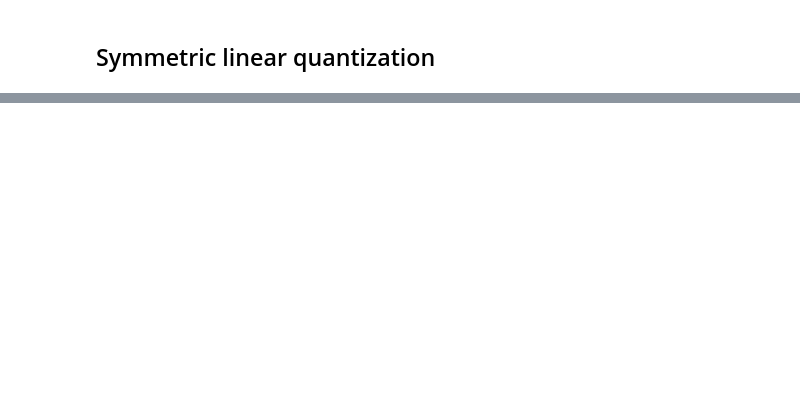
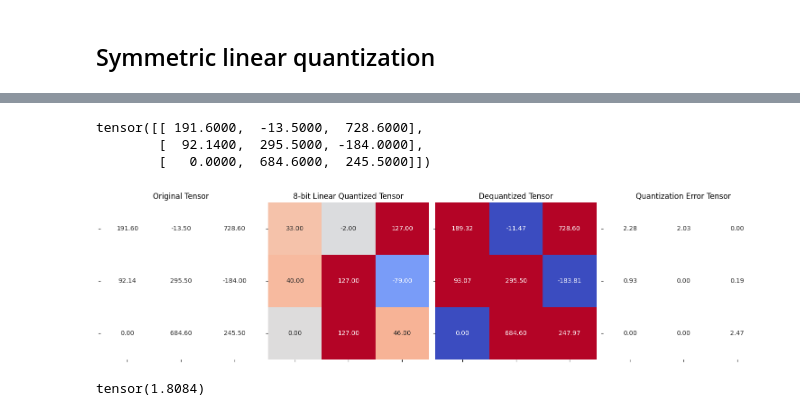
Before and after one commit to mchojna/llm-playground, a Jupyter notebook: 11-quantization-in-depth/quantization-in-depth.ipynb, the cells around one changed output, grey strips where cells are left out. Cells and saved outputs as stored; diff of their text form; code cells hidden in the pictures; blank space fills up the shorter version.

```diff
--- a/11-quantization-in-depth/quantization-in-depth.ipynb
+++ b/11-quantization-in-depth/quantization-in-depth.ipynb
@@ -355,0 +490,4 @@ tensor(4.5812e-08)
+# %%
+quantized_tensor = linear_q_with_scale_and_zero_point(
+    test_tensor, scale, 0
+)
@@ -355,0 +500,30 @@ tensor(4.5812e-08)
+# %%
+def linear_q_symmetric_per_channel(r_tensor, dim, dtype=torch.int8):
+
+    output_dim = r_tensor.shape[dim]
+
+    scale = torch.zeros(output_dim)
+
+    for index in range(output_dim):
+        sub_tensor = r_tensor.select(dim, index)
+        scale[index] = get_q_scale_symmetric(sub_tensor, dtype=dtype)
+
+    scale_shape = [1] * r_tensor.dim()
+    scale_shape[dim] = -1
+    scale = scale.view(scale_shape)
+
+    quantized_tensor = linear_q_with_scale_and_zero_point(
+        r_tensor, scale, 0, dtype,
+    )
+
+    return quantized_tensor, scale
+# %%
+test_tensor
+# %% [output]
+tensor([[ 191.6000,  -13.5000,  728.6000],
+        [  92.1400,  295.5000, -184.0000],
+        [   0.0000,  684.6000,  245.5000]])
+# %%
+quantized_tensor0, scale0 = linear_q_symmetric_per_channel(
+    test_tensor, dim=0
+)
@@ -355,0 +534,4 @@ tensor(4.5812e-08)
+# %%
+dequantized_tensor0 = linear_dequantization(
+    quantized_tensor0, scale0, 0
+)
@@ -355,0 +542,12 @@ tensor(4.5812e-08)
+# %%
+plot_quantization_errors(
+    test_tensor,
+    quantized_tensor0,
+    dequantized_tensor0
+)
+# %% [output]
+[figure, added]
+# %%
+(test_tensor - dequantized_tensor0).square().mean()
+# %% [output]
+tensor(1.8084)
```
Also changed, not shown: parts of 72 cells of this notebook.
